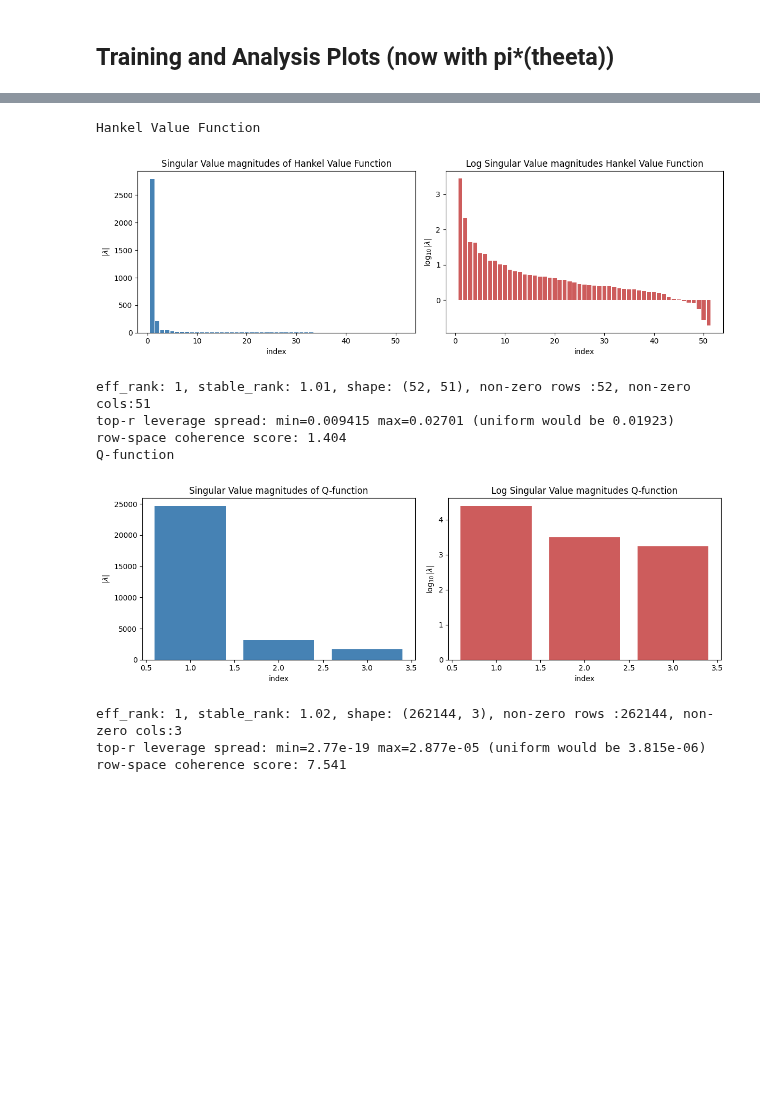
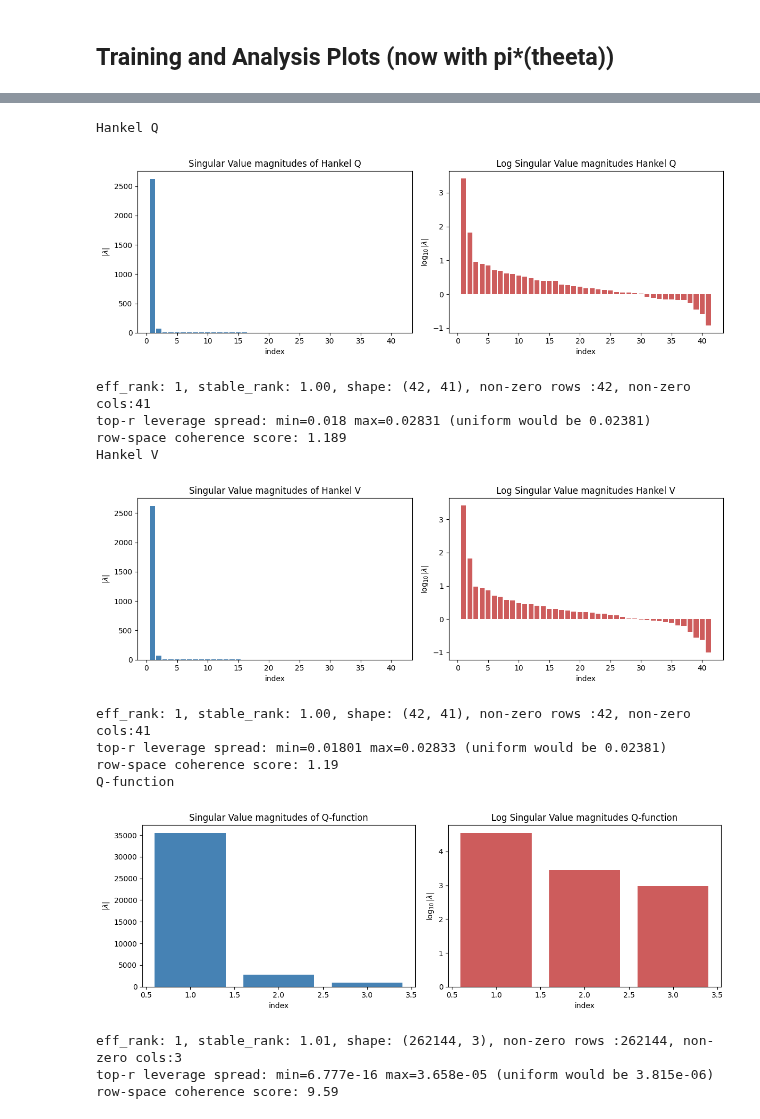
Before and after one commit to Souparna-Mandal/Low-Rank-RL-TL, a Jupyter notebook: experiments/dqn_acrobot/exp1.ipynb, the cells around one changed output, grey strips where cells are left out. Drawn from its saved outputs; the diff is of its cells as text; code cells hidden in the pictures; blank space fills up the shorter version.

Commit message:
Added gd_step bounds per gradient update, Value function analysis and plots

```diff
--- a/experiments/dqn_acrobot/exp1.ipynb
+++ b/experiments/dqn_acrobot/exp1.ipynb
@@ -111,6 +91,7 @@ agent = QAgent(
     device=device,
     TD_LR=a["TD_LR"],
     buffer_util=a["buffer_util"],
+    gd_steps_ceil=a["gd_steps_ceil"],
 )
 # %% [markdown]
 ## Analysis (Low Rank)
@@ -123,11 +104,12 @@ analysis_methods = {
     "q_matrix_dqn": q_matrix_dqn,
 }
 
-# Each config entry is {name, kwargs}. Resolve `name` to its callable and pre-bind
-# the config-supplied `kwargs` with functools.partial, leaving only the runtime
-# args (agent, env) for the training loop to inject at call time.
+# Each config entry is {name, kwargs, outputs}. Resolve `name` to its callable,
+# pre-bind config-supplied `kwargs` with functools.partial, and pair it with the
+# list of output names so the training loop knows how many matrices to expect.
 analysis["methods"] = [
-    partial(analysis_methods[m["name"]], **m.get("kwargs", {}))
+    (partial(analysis_methods[m["name"]], **m.get("kwargs", {})), m["outputs"]) # Lookup partial but it passes in the arguments mentioned in the config to the
+    # required functions automatically
     for m in analysis["methods"]
 ]
 analysis
@@ -188,22 +165,27 @@ plt.legend(); plt.show()
 # %%
-for method,name in zip(analysis["methods"], ['Hankel Value Function','Q-function']):
-    print(name)
-    matrix = method(agent=agent, env=env)
-    r, sr, shape, irs, rc, nzc, nzr = row_rank_property_check(matrix, name)
-    # returns effective_rank, stable_rank, shape, irs (normalised top-r leverage per row),
-    # rc = coherence of the rank-r row space ((m/rank)*max leverage, in [1, m/rank]),
-    # nzc and nzr are the number of non zero columns and rows in the original matrix.
-    print(f"eff_rank: {r}, stable_rank: {sr:.2f}, shape: {shape}, non-zero rows :{nzr}, non-zero cols:{nzc}")
-    print(f"top-r leverage spread: min={irs.min():.4g} max={irs.max():.4g} (uniform would be {1.0/shape[0]:.4g})")
-    print(f"row-space coherence score: {rc:.4g}")
+for method, names in analysis["methods"]:
+    results = method(agent=agent, env=env)
+    if not isinstance(results, tuple):
+        results = (results,)
+    for matrix, name in zip(results, names):
+        print(name)
+        r, sr, shape, irs, rc, nzc, nzr = row_rank_property_check(matrix, name)
+        print(f"eff_rank: {r}, stable_rank: {sr:.2f}, shape: {shape}, non-zero rows :{nzr}, non-zero cols:{nzc}")
+        print(f"top-r leverage spread: min={irs.min():.4g} max={irs.max():.4g} (uniform would be {1.0/shape[0]:.4g})")
+        print(f"row-space coherence score: {rc:.4g}")
 # %% [output]
-Hankel Value Function
+Hankel Q
-[figure, old version]
+[figure, new version]
-eff_rank: 1, stable_rank: 1.01, shape: (52, 51), non-zero rows :52, non-zero cols:51
-top-r leverage spread: min=0.009415 max=0.02701 (uniform would be 0.01923)
-row-space coherence score: 1.404
-Q-function
+eff_rank: 1, stable_rank: 1.00, shape: (42, 41), non-zero rows :42, non-zero cols:41
+top-r leverage spread: min=0.018 max=0.02831 (uniform would be 0.02381)
+row-space coherence score: 1.189
+Hankel V
-[figure, old version]
+[figure, new version]
-eff_rank: 1, stable_rank: 1.02, shape: (262144, 3), non-zero rows :262144, non-zero cols:3
-top-r leverage spread: min=2.77e-19 max=2.877e-05 (uniform would be 3.815e-06)
-row-space coherence score: 7.541
+eff_rank: 1, stable_rank: 1.00, shape: (42, 41), non-zero rows :42, non-zero cols:41
+top-r leverage spread: min=0.01801 max=0.02833 (uniform would be 0.02381)
+row-space coherence score: 1.19
+Q-function
+[figure, added]
+eff_rank: 1, stable_rank: 1.01, shape: (262144, 3), non-zero rows :262144, non-zero cols:3
+top-r leverage spread: min=6.777e-16 max=3.658e-05 (uniform would be 3.815e-06)
+row-space coherence score: 9.59
```
Also changed, not shown: parts of 5 cells of this notebook, 9 other files.
